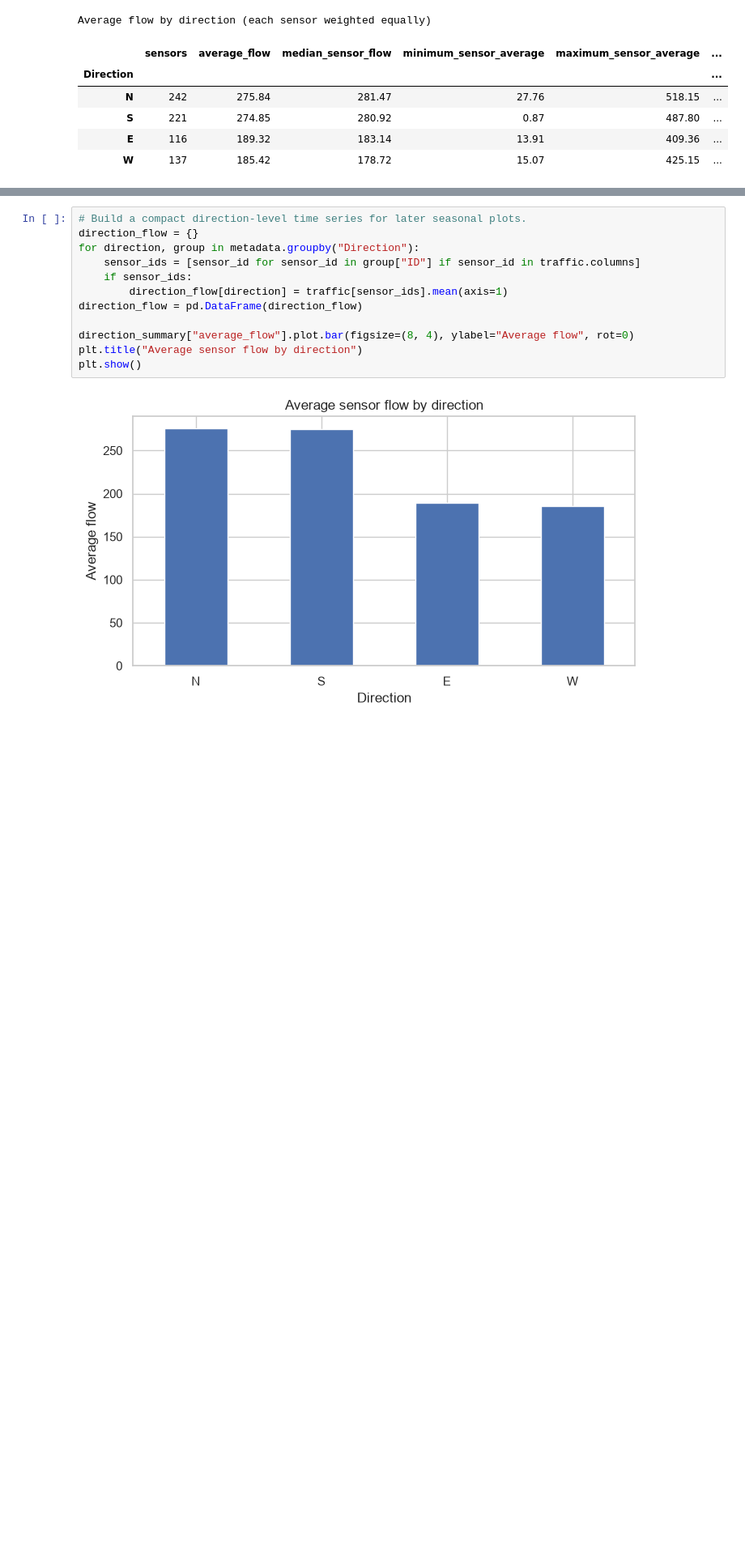
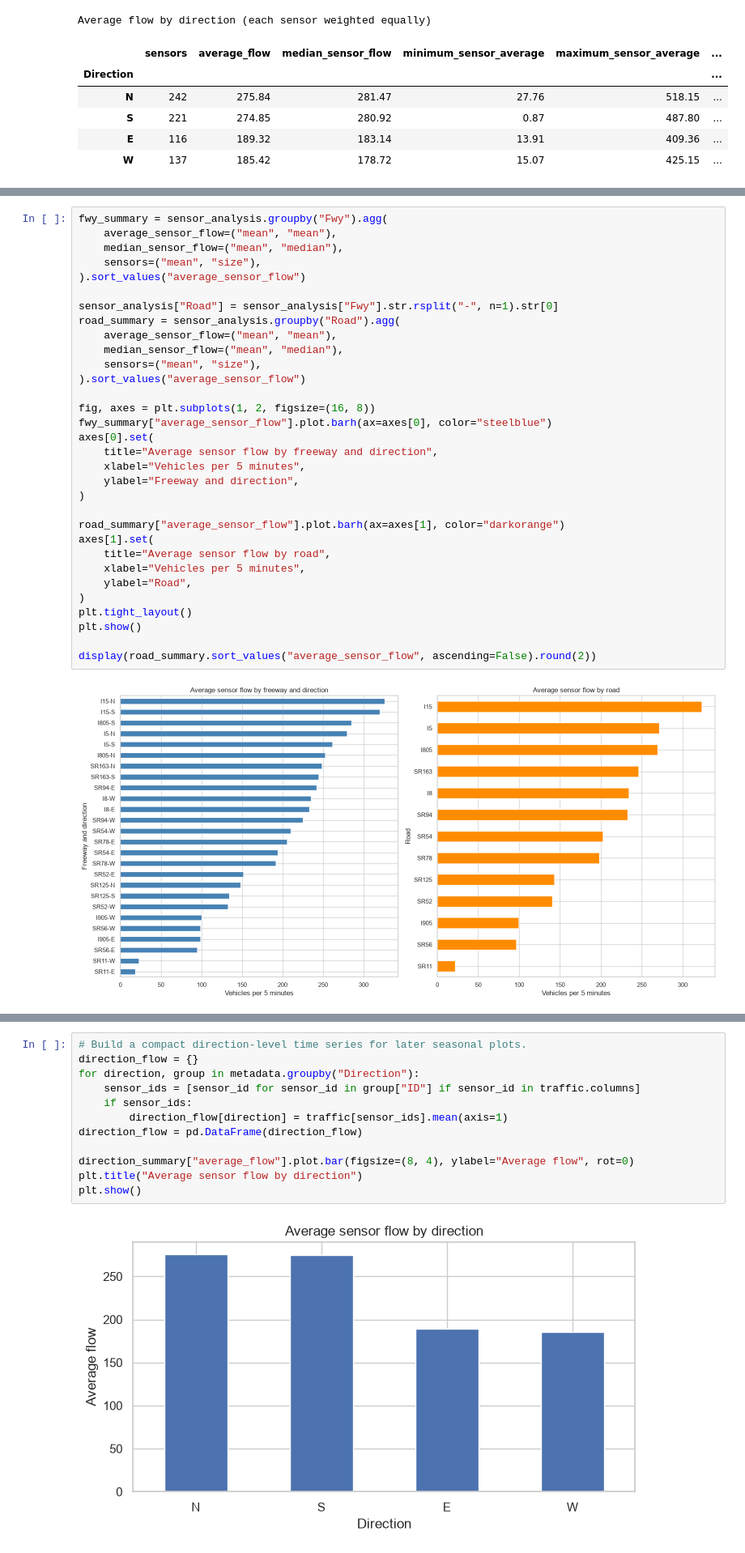
Before and after one commit to mblbruhn/traffic-prediction, a Jupyter notebook: data_exploration.ipynb, the cells around one changed output, grey strips where cells are left out. Shown at 81% size. Cells and saved outputs as stored; diff of their text form; blank space fills up the shorter version.

Commit message:
add sensor flow by freeway plot

```diff
--- a/data_exploration.ipynb
+++ b/data_exploration.ipynb
@@ -263,0 +268,34 @@ Average flow by direction (each sensor weighted equally)
+# %%
+fwy_summary = sensor_analysis.groupby("Fwy").agg(
+    average_sensor_flow=("mean", "mean"),
+    median_sensor_flow=("mean", "median"),
+    sensors=("mean", "size"),
+).sort_values("average_sensor_flow")
+
+sensor_analysis["Road"] = sensor_analysis["Fwy"].str.rsplit("-", n=1).str[0]
+road_summary = sensor_analysis.groupby("Road").agg(
+    average_sensor_flow=("mean", "mean"),
+    median_sensor_flow=("mean", "median"),
+    sensors=("mean", "size"),
+).sort_values("average_sensor_flow")
+
+fig, axes = plt.subplots(1, 2, figsize=(16, 8))
+fwy_summary["average_sensor_flow"].plot.barh(ax=axes[0], color="steelblue")
+axes[0].set(
+    title="Average sensor flow by freeway and direction",
+    xlabel="Vehicles per 5 minutes",
+    ylabel="Freeway and direction",
+)
+
+road_summary["average_sensor_flow"].plot.barh(ax=axes[1], color="darkorange")
+axes[1].set(
+    title="Average sensor flow by road",
+    xlabel="Vehicles per 5 minutes",
+    ylabel="Road",
+)
+plt.tight_layout()
+plt.show()
+
+display(road_summary.sort_values("average_sensor_flow", ascending=False).round(2))
+# %% [output]
+[figure, added]
```
Also changed, not shown: parts of 2 cells of this notebook.
